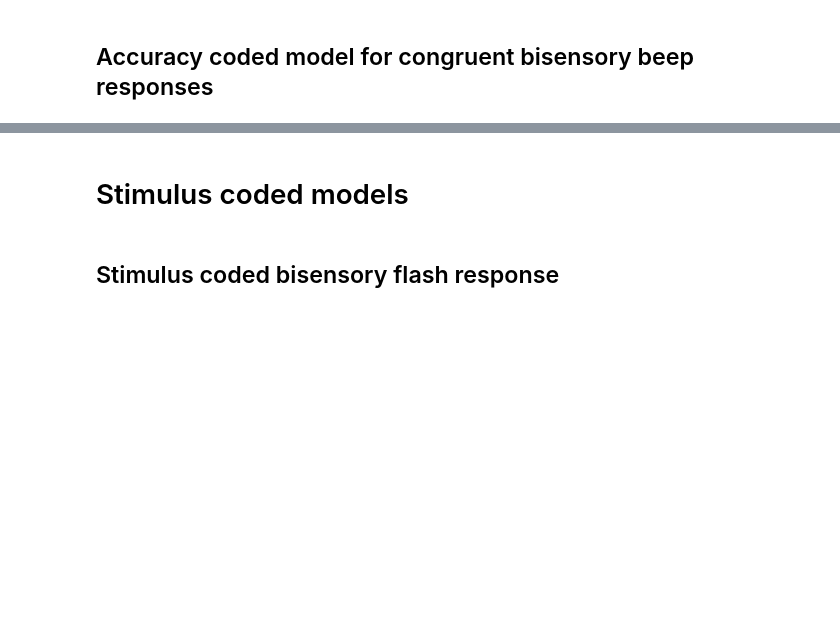
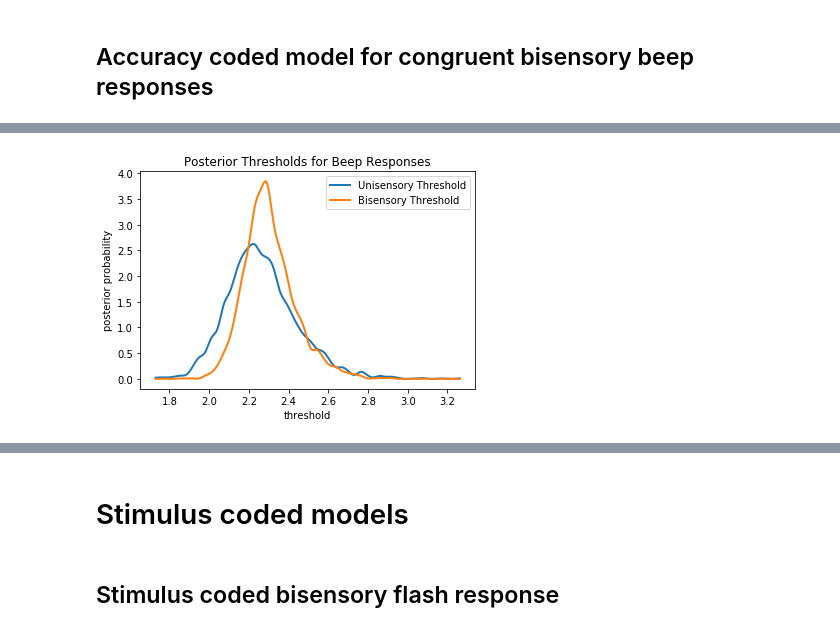
Before and after one commit to chauedwin/NumerosityHDDM, a Jupyter notebook: NewExperiment.ipynb, the cells around one changed output, grey strips where cells are left out. Saved outputs shown, nothing was run; the diff lists cells and outputs as text; code cells hidden in the pictures; blank space fills up the shorter version.

```diff
--- a/NewExperiment.ipynb
+++ b/NewExperiment.ipynb
@@ -537,0 +568,11 @@ Plotting t
+# %%
+a_unib, a_unib_std = unib_acc_z.nodes_db.node[['a', 'a_std']]
+a_congrb, a_congrb_std = congrb_acc_z.nodes_db.node[['a', 'a_std']]
+hddm.analyze.plot_posterior_nodes([a_unib, a_congrb])
+plt.title("Posterior Thresholds for Beep Responses")
+plt.gca().legend(("Unisensory Threshold", "Bisensory Threshold"))
+plt.xlabel("threshold")
+plt.ylabel("posterior probability")
+plt.show()
+# %% [output]
+[figure, added]
```
Also changed, not shown: parts of 26 cells of this notebook.
